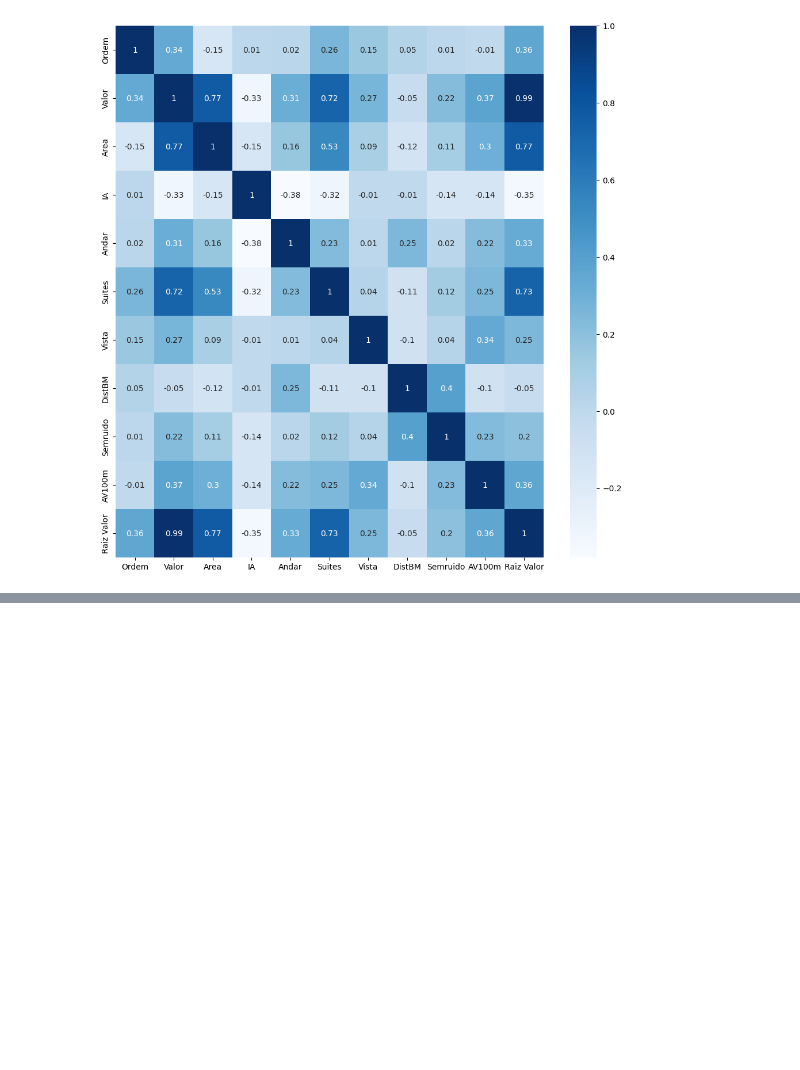
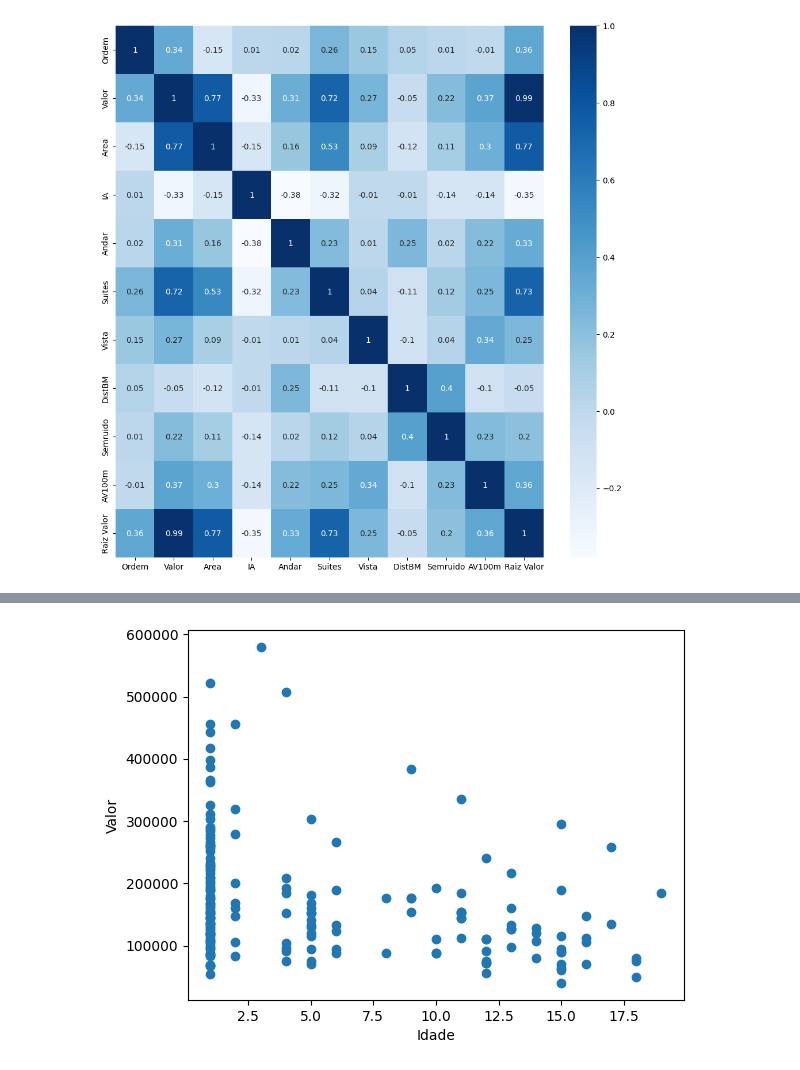
Before and after one commit to edupmon/fiap, a Jupyter notebook: pos-tech/data-analytics/fase-2/01-machine-learning-com-python/aula-4/avaliando-melhor-modelo-regressao.ipynb, the cells around one changed output, grey strips where cells are left out. Saved outputs shown, nothing was run; the diff lists cells and outputs as text; code cells hidden in the pictures; blank space fills up the shorter version.

```diff
--- a/pos-tech/data-analytics/fase-2/01-machine-learning-com-python/aula-4/avaliando-melhor-modelo-regressao.ipynb
+++ b/pos-tech/data-analytics/fase-2/01-machine-learning-com-python/aula-4/avaliando-melhor-modelo-regressao.ipynb
@@ -111,0 +119,7 @@ plt.show()
+# %%
+plt.scatter('IA', 'Valor', data=imoveis)
+plt.xlabel('Idade')
+plt.ylabel('Valor')
+plt.show()
+# %% [output]
+[figure, added]
```
Also changed, not shown: parts of 5 cells of this notebook.
